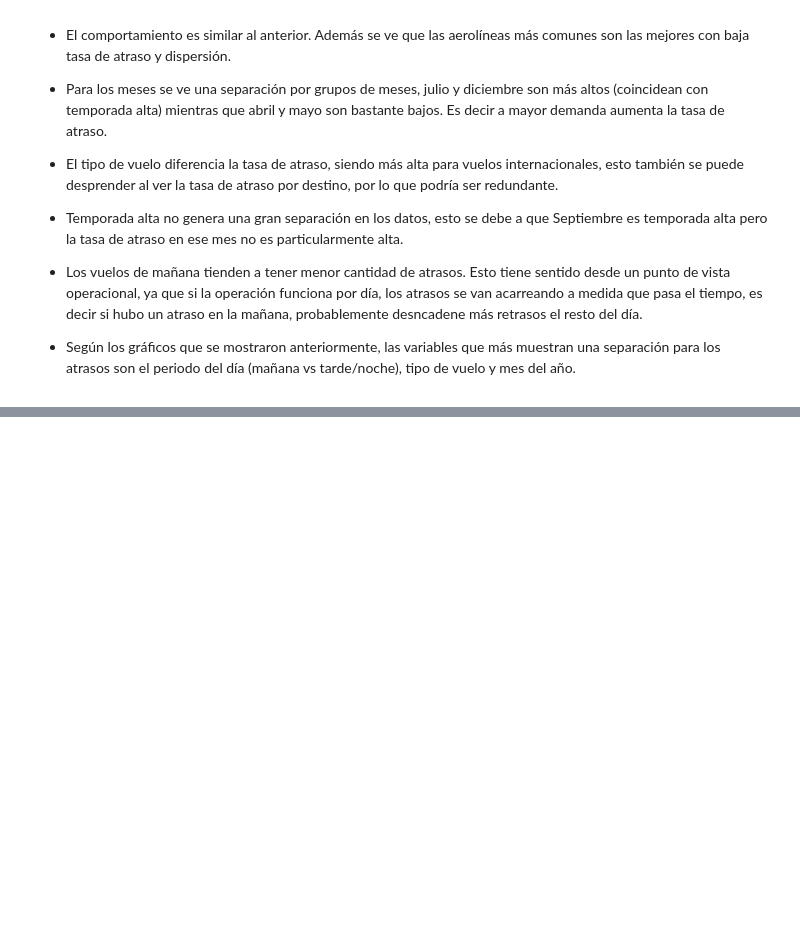
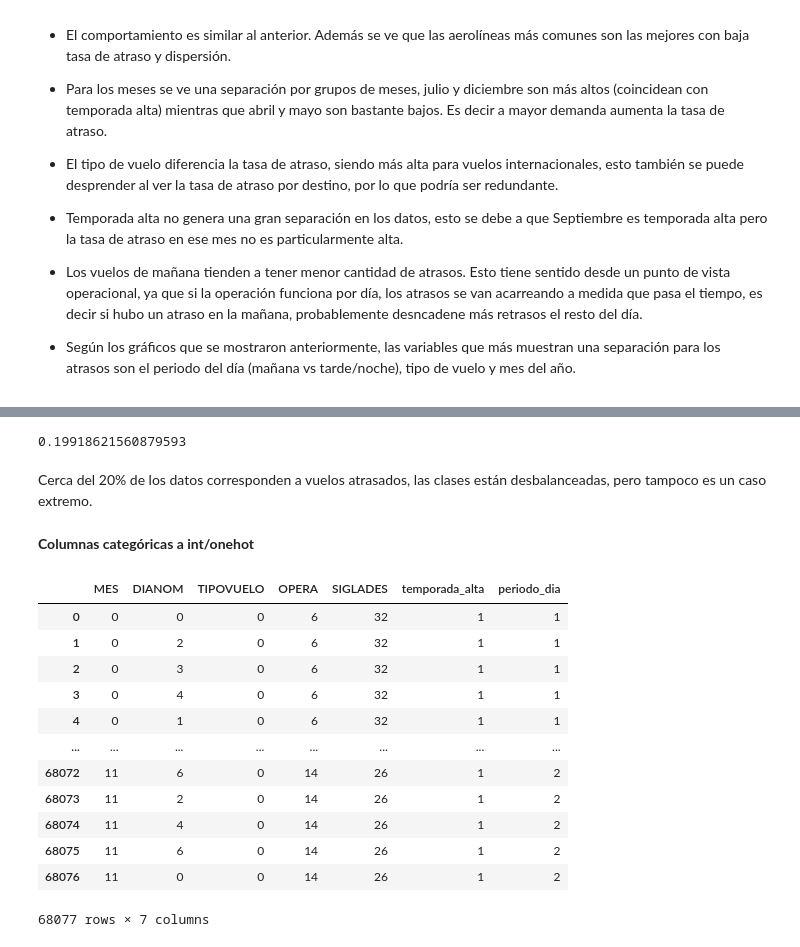
Before and after one commit to igonzalezperez/airline-challenge, a Jupyter notebook: solution.ipynb, the cells around one changed output, grey strips where cells are left out. Cells and saved outputs as stored; diff of their text form; code cells hidden in the pictures; blank space fills up the shorter version.

```diff
--- a/solution.ipynb
+++ b/solution.ipynb
@@ -1302,0 +1312,8 @@ df
+# %%
+df['atraso_15'].mean()
+# %% [output]
+0.19918621560879593
+# %% [markdown]
+Cerca del 20% de los datos corresponden a vuelos atrasados, las clases están desbalanceadas, pero tampoco es un caso extremo.
+# %% [markdown]
+**Columnas categóricas a int/onehot**
@@ -1302,0 +1333,16 @@ df
+# %%
+x
+# %% [output]
+|  | MES | DIANOM | TIPOVUELO | OPERA | SIGLADES | temporada_alta | periodo_dia |
+| 0 | 0 | 0 | 0 | 6 | 32 | 1 | 1 |
+| 1 | 0 | 2 | 0 | 6 | 32 | 1 | 1 |
+| 2 | 0 | 3 | 0 | 6 | 32 | 1 | 1 |
+| 3 | 0 | 4 | 0 | 6 | 32 | 1 | 1 |
+| 4 | 0 | 1 | 0 | 6 | 32 | 1 | 1 |
+| ... | ... | ... | ... | ... | ... | ... | ... |
+| 68072 | 11 | 6 | 0 | 14 | 26 | 1 | 2 |
+| 68073 | 11 | 2 | 0 | 14 | 26 | 1 | 2 |
+| 68074 | 11 | 4 | 0 | 14 | 26 | 1 | 2 |
+| 68075 | 11 | 6 | 0 | 14 | 26 | 1 | 2 |
+| 68076 | 11 | 0 | 0 | 14 | 26 | 1 | 2 |
+68077 rows × 7 columns
```
Also changed, not shown: parts of 58 cells of this notebook.
